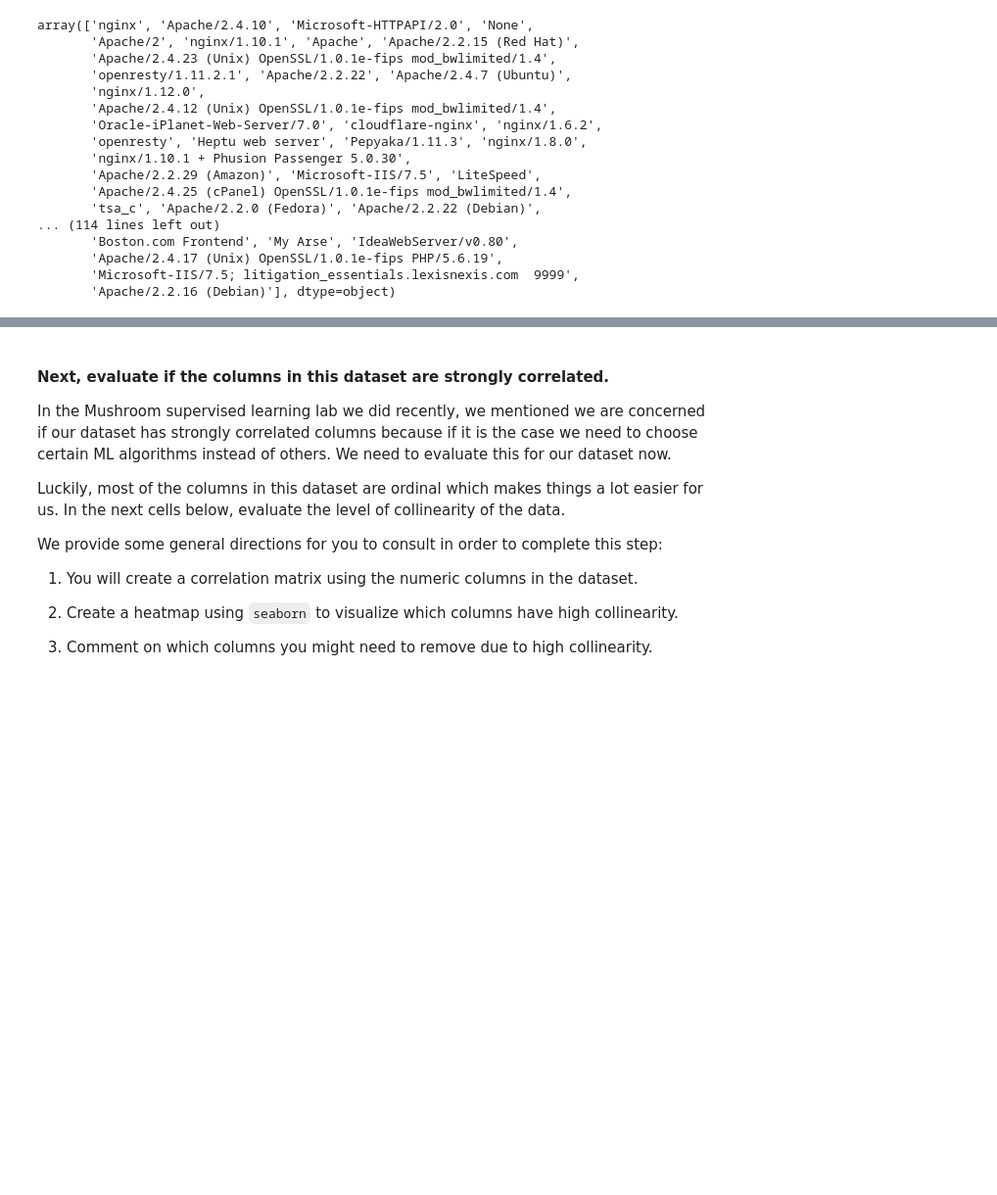
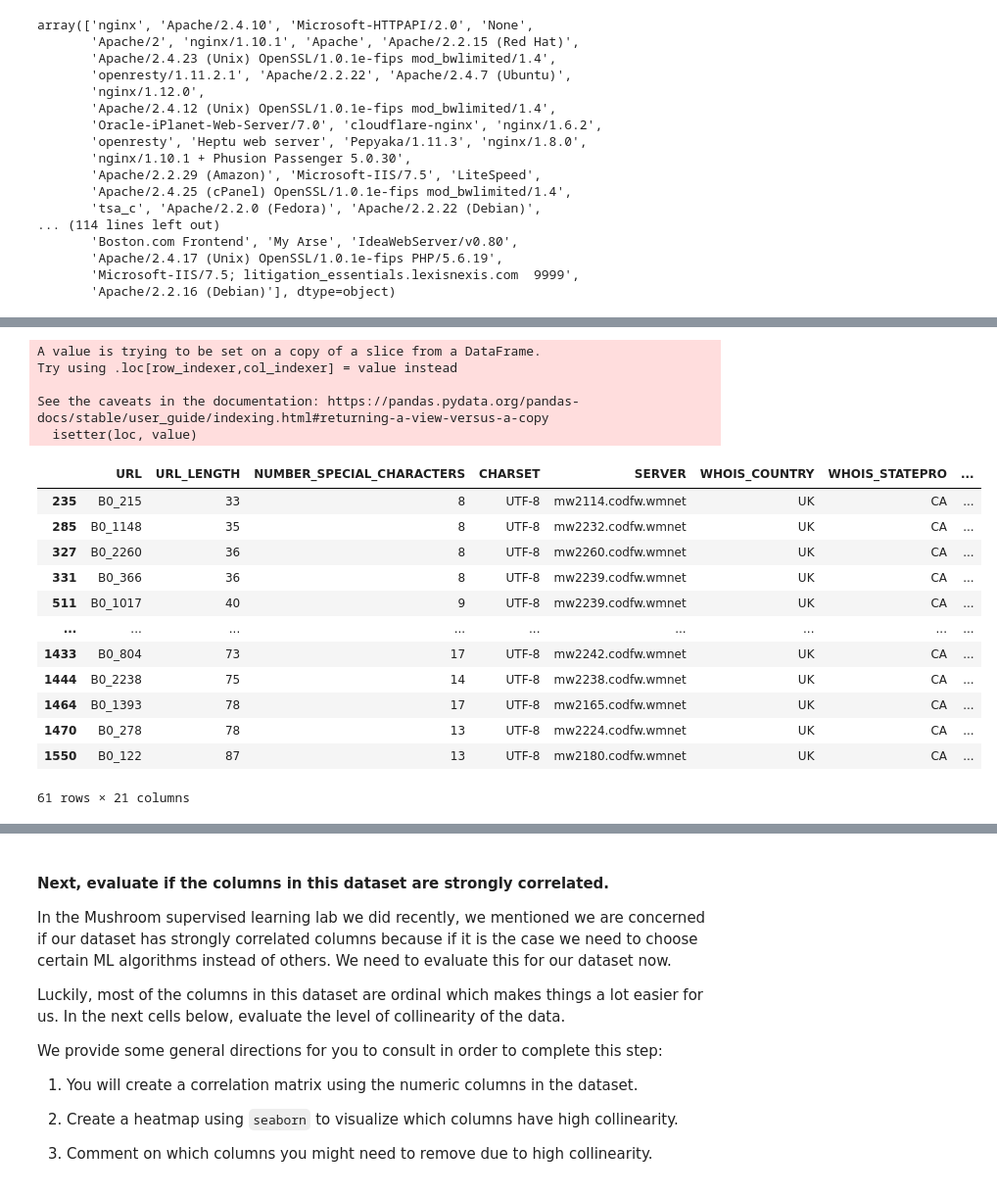
Before and after one commit to jonnyteronni/lab-supervised-learning, a Jupyter notebook: your-code/main.ipynb, the cells around one changed output, grey strips where cells are left out. Shown: that part at 98% size. Drawn from its saved outputs; the diff is of its cells as text; code cells hidden in the pictures; blank space fills up the shorter version.

```diff
--- a/your-code/main.ipynb
+++ b/your-code/main.ipynb
@@ -243,0 +285,2 @@ array(['nginx', 'Apache/2.4.10', 'Microsoft-HTTPAPI/2.0', 'None',
+# %%
+clean_websites.drop('OS',axis=1,inplace=True)
@@ -243,0 +307,3 @@ array(['nginx', 'Apache/2.4.10', 'Microsoft-HTTPAPI/2.0', 'None',
+# %%
+# (^([^/]+))
+clean_websites['type_server'] = clean_websites['SERVER'].str.extract(r'([^/]+)')
@@ -244,2 +316,2 @@ array(['nginx', 'Apache/2.4.10', 'Microsoft-HTTPAPI/2.0', 'None',
 # %%
-clean_websites['SERVER'] =
+clean_websites[['SERVER','type_server']].head(5)
@@ -245,0 +345,24 @@ clean_websites['SERVER'] =
+# %%
+clean_websites.loc[(clean_websites['type_server'].str.contains('^mw.*')==True),'type_server']='mw'
+# %% [output]
+A value is trying to be set on a copy of a slice from a DataFrame.
+Try using .loc[row_indexer,col_indexer] = value instead
+
+See the caveats in the documentation: https://pandas.pydata.org/pandas-docs/stable/user_guide/indexing.html#returning-a-view-versus-a-copy
+  isetter(loc, value)
+# %%
+clean_websites[clean_websites['type_server'].str.contains('^mw.*')==True]
+# %% [output]
+|  | URL | URL_LENGTH | NUMBER_SPECIAL_CHARACTERS | CHARSET | SERVER | WHOIS_COUNTRY | WHOIS_STATEPRO | ... |
+| 235 | B0_215 | 33 | 8 | UTF-8 | mw2114.codfw.wmnet | UK | CA | ... |
+| 285 | B0_1148 | 35 | 8 | UTF-8 | mw2232.codfw.wmnet | UK | CA | ... |
+| 327 | B0_2260 | 36 | 8 | UTF-8 | mw2260.codfw.wmnet | UK | CA | ... |
+| 331 | B0_366 | 36 | 8 | UTF-8 | mw2239.codfw.wmnet | UK | CA | ... |
+| 511 | B0_1017 | 40 | 9 | UTF-8 | mw2239.codfw.wmnet | UK | CA | ... |
+| ... | ... | ... | ... | ... | ... | ... | ... | ... |
+| 1433 | B0_804 | 73 | 17 | UTF-8 | mw2242.codfw.wmnet | UK | CA | ... |
+| 1444 | B0_2238 | 75 | 14 | UTF-8 | mw2238.codfw.wmnet | UK | CA | ... |
+| 1464 | B0_1393 | 78 | 17 | UTF-8 | mw2165.codfw.wmnet | UK | CA | ... |
+| 1470 | B0_278 | 78 | 13 | UTF-8 | mw2224.codfw.wmnet | UK | CA | ... |
+| 1550 | B0_122 | 87 | 13 | UTF-8 | mw2180.codfw.wmnet | UK | CA | ... |
+61 rows × 21 columns
```
Also changed, not shown: parts of 52 cells of this notebook, 1 other file.
